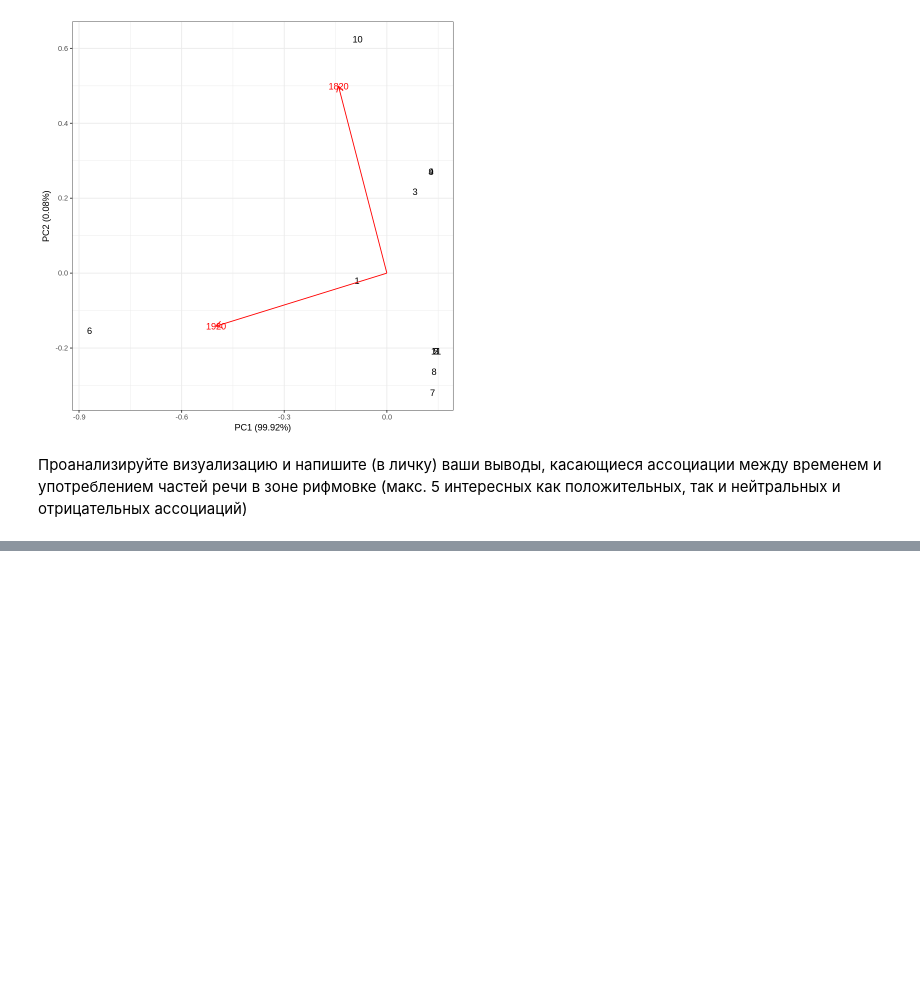
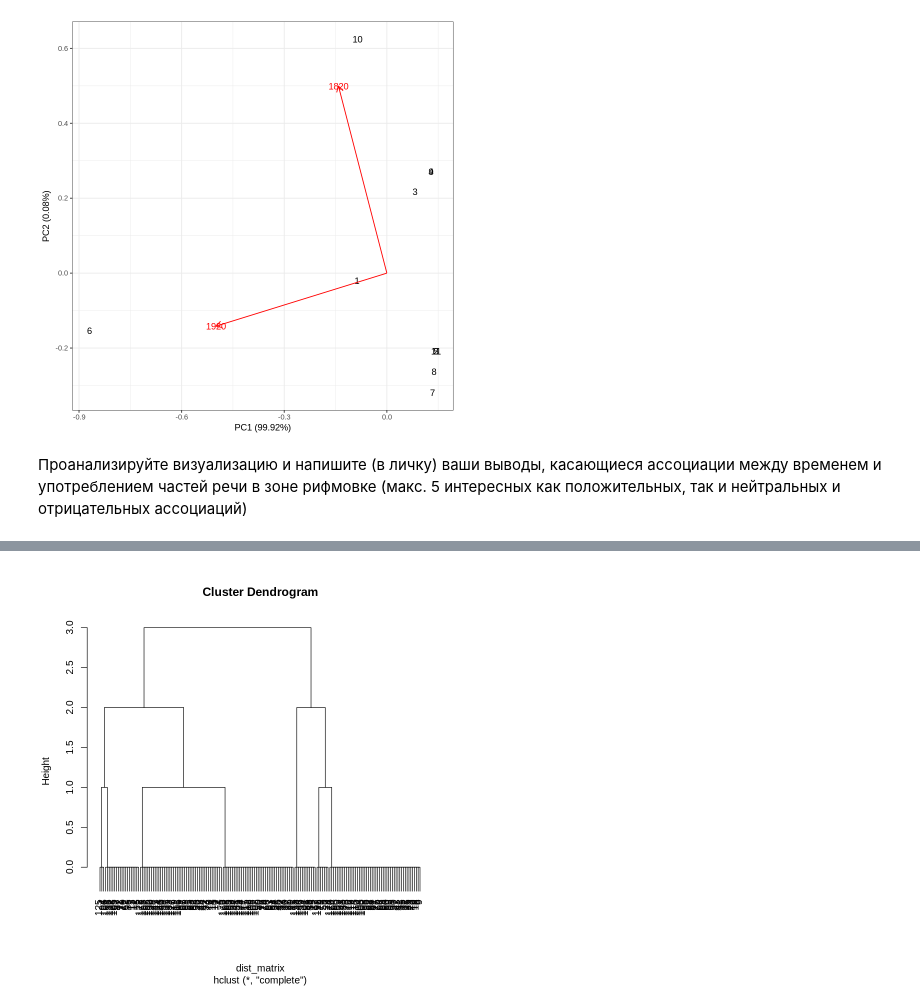
Before and after one commit to vixbi/R_TextDataAnalysis, a Jupyter notebook: Lab11.ipynb, the cells around one changed output, grey strips where cells are left out. Saved outputs shown, nothing was run; the diff lists cells and outputs as text; code cells hidden in the pictures; blank space fills up the shorter version.

```diff
--- a/Lab11.ipynb
+++ b/Lab11.ipynb
@@ -107,0 +127,4 @@ poetry_wide <- poetry_wide[, colSums(poetry_wide) > 0]
+# %%
+plot(hclust_result)
+# %% [output]
+[figure, added]
```
Also changed, not shown: parts of 4 cells of this notebook.
